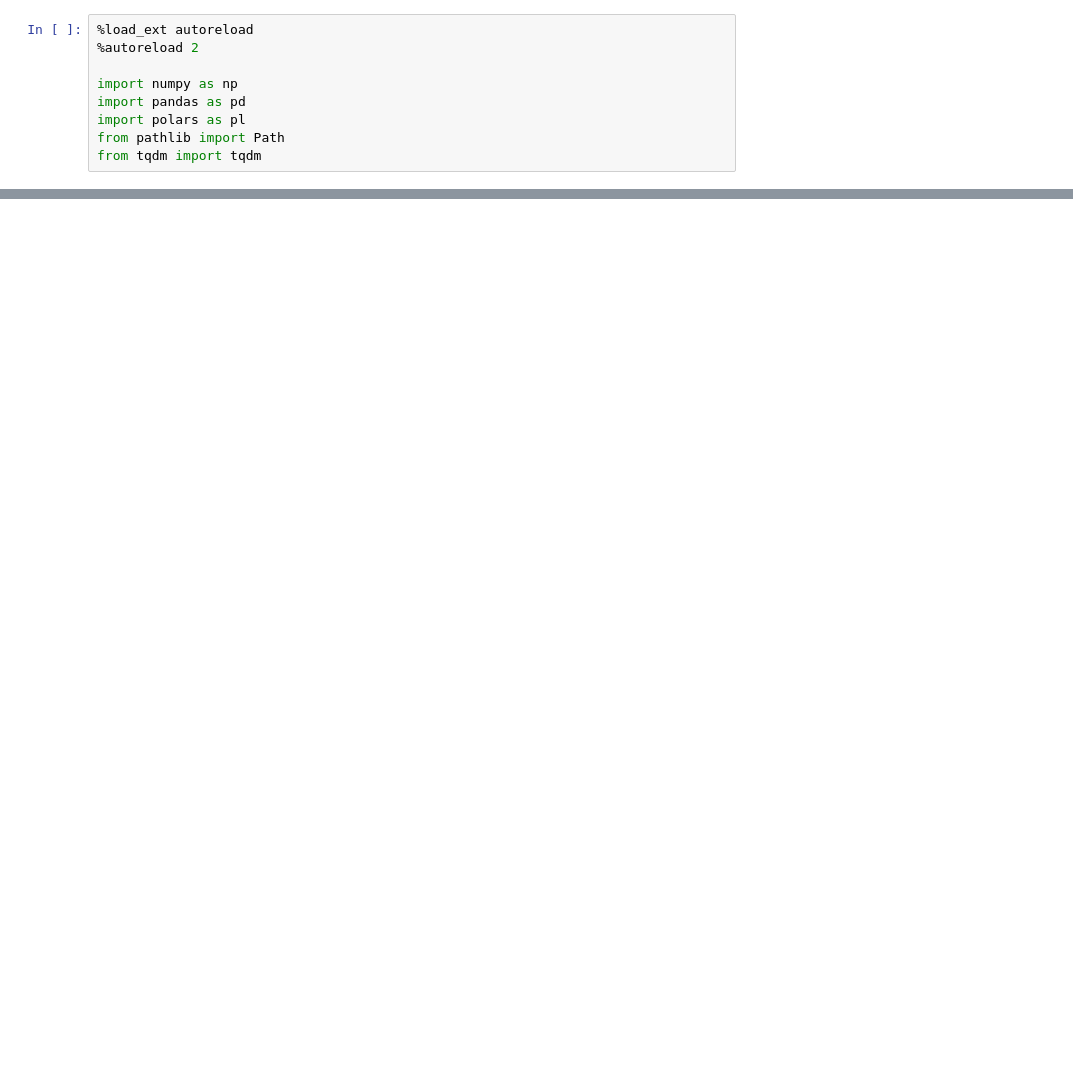
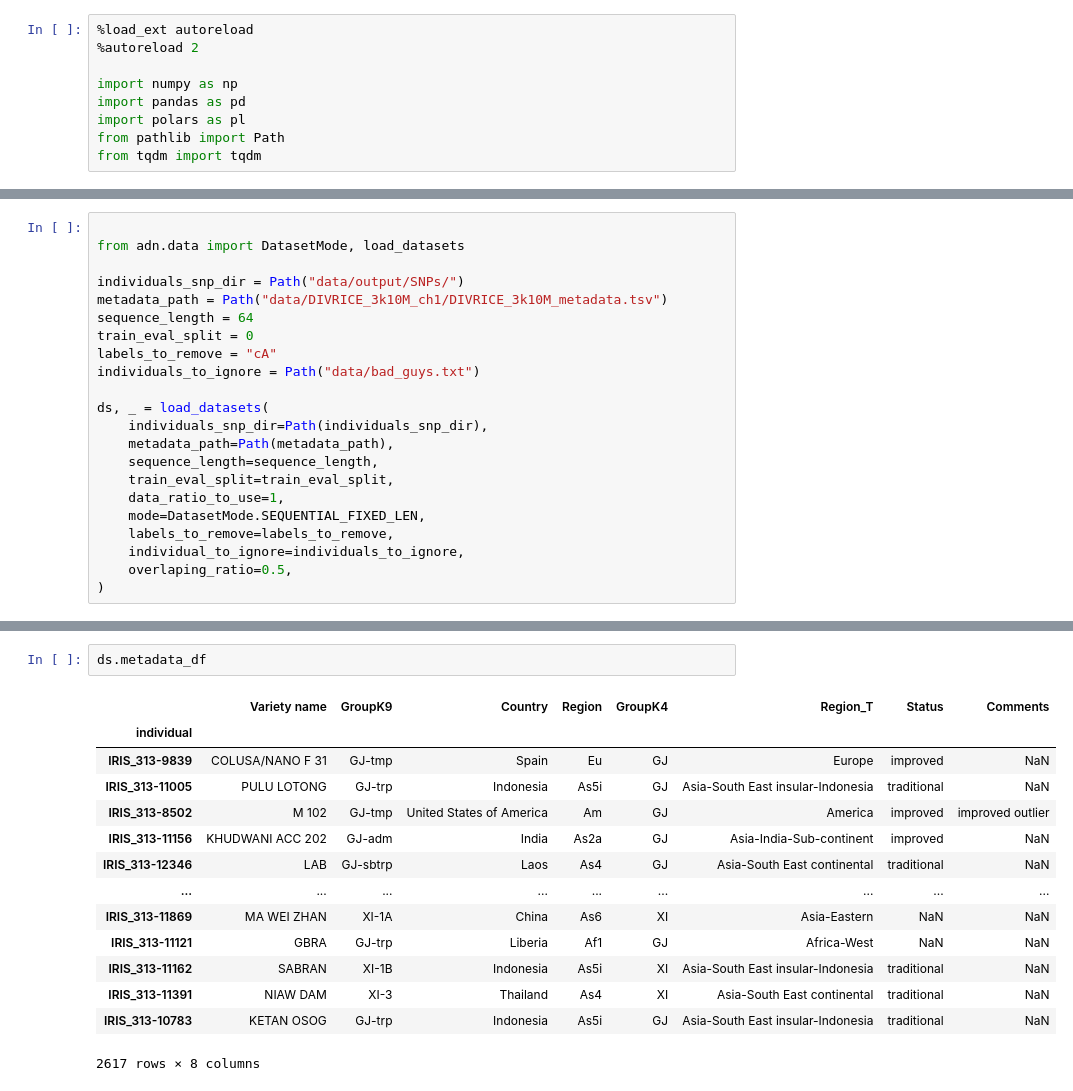
Before and after one commit to Soum-Soum/Dna-Transformer, a Jupyter notebook: test.ipynb, the cells around one changed output, grey strips where cells are left out. Drawn from its saved outputs; the diff is of its cells as text; blank space fills up the shorter version.

```diff
--- a/test.ipynb
+++ b/test.ipynb
@@ -74,0 +10,22 @@ KeyboardInterrupt:
+# %%
+
+from adn.data import DatasetMode, load_datasets
+
+individuals_snp_dir = Path("data/output/SNPs/")
+metadata_path = Path("data/DIVRICE_3k10M_ch1/DIVRICE_3k10M_metadata.tsv")
+sequence_length = 64
+train_eval_split = 0
+labels_to_remove = "cA"
+individuals_to_ignore = Path("data/bad_guys.txt")
+
+ds, _ = load_datasets(
+    individuals_snp_dir=Path(individuals_snp_dir),
+    metadata_path=Path(metadata_path),
+    sequence_length=sequence_length,
+    train_eval_split=train_eval_split,
+    data_ratio_to_use=1,
+    mode=DatasetMode.SEQUENTIAL_FIXED_LEN,
+    labels_to_remove=labels_to_remove,
+    individual_to_ignore=individuals_to_ignore,
+    overlaping_ratio=0.5,
+)
@@ -74,0 +70,17 @@ KeyboardInterrupt:
+# %%
+ds.metadata_df
+# %% [output]
+|  | Variety name | GroupK9 | Country | Region | GroupK4 | Region_T | Status | Comments |
+| individual |  |  |  |  |  |  |  |  |
+| IRIS_313-9839 | COLUSA/NANO F 31 | GJ-tmp | Spain | Eu | GJ | Europe | improved | NaN |
+| IRIS_313-11005 | PULU LOTONG | GJ-trp | Indonesia | As5i | GJ | Asia-South East insular-Indonesia | traditional | NaN |
+| IRIS_313-8502 | M 102 | GJ-tmp | United States of America | Am | GJ | America | improved | improved outlier |
+| IRIS_313-11156 | KHUDWANI ACC 202 | GJ-adm | India | As2a | GJ | Asia-India-Sub-continent | improved | NaN |
+| IRIS_313-12346 | LAB | GJ-sbtrp | Laos | As4 | GJ | Asia-South East continental | traditional | NaN |
+| ... | ... | ... | ... | ... | ... | ... | ... | ... |
+| IRIS_313-11869 | MA WEI ZHAN | XI-1A | China | As6 | XI | Asia-Eastern | NaN | NaN |
+| IRIS_313-11121 | GBRA | GJ-trp | Liberia | Af1 | GJ | Africa-West | NaN | NaN |
+| IRIS_313-11162 | SABRAN | XI-1B | Indonesia | As5i | XI | Asia-South East insular-Indonesia | traditional | NaN |
+| IRIS_313-11391 | NIAW DAM | XI-3 | Thailand | As4 | XI | Asia-South East continental | traditional | NaN |
+| IRIS_313-10783 | KETAN OSOG | GJ-trp | Indonesia | As5i | GJ | Asia-South East insular-Indonesia | traditional | NaN |
+2617 rows × 8 columns
```
Also changed, not shown: parts of 9 cells of this notebook, 8 other files.
